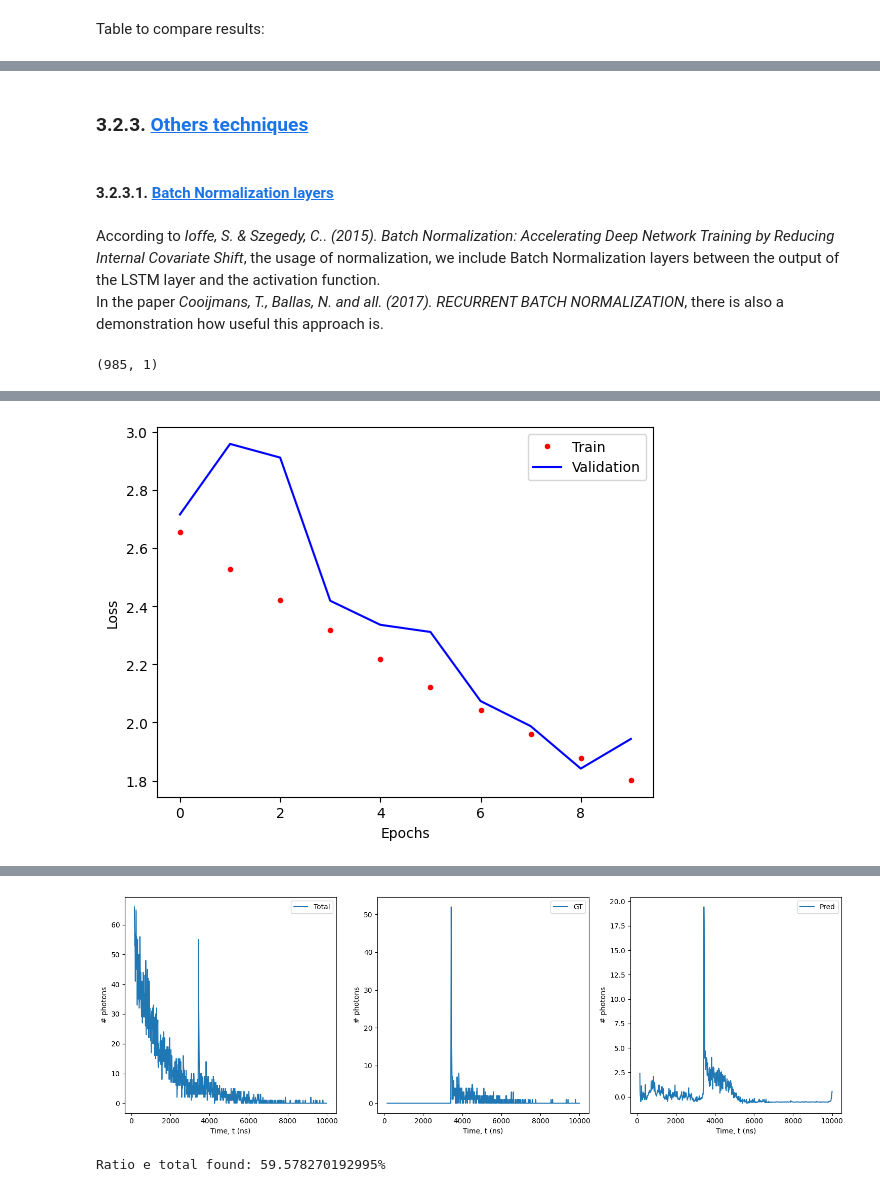
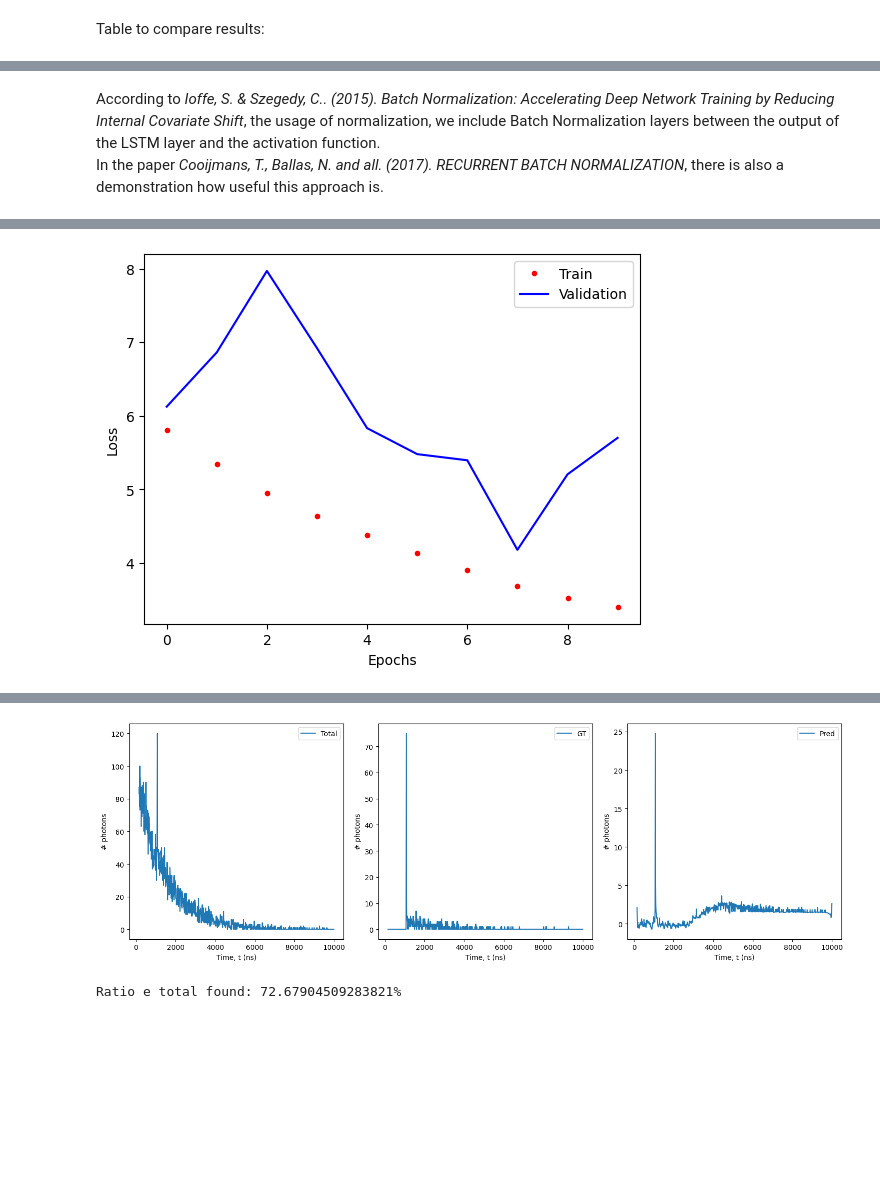
Before and after one commit to JaviGamero/LArTPC_Calibration, a Jupyter notebook: scripts/python/signalDecompose/DL_Algorithms.ipynb, the cells around one changed output, grey strips where cells are left out. Cells and saved outputs as stored; diff of their text form; code cells hidden in the pictures; blank space fills up the shorter version.

```diff
--- a/scripts/python/signalDecompose/DL_Algorithms.ipynb
+++ b/scripts/python/signalDecompose/DL_Algorithms.ipynb
@@ -687,5 +720,5 @@ y_pred = model_test.predict(X_test)
 # %%
-i=5
+i=8
 v = [X_test[i,:,0], y_test[i,:], np.array(y_pred[i,:])]
-plotSignals(t, v, ['Total', 'GT', 'Pred'], sep='True', figsize=(15,5))
+plotSignals(t[t_idx], v, ['Total', 'GT', 'Pred'], sep='True', figsize=(15,5))
 # %% [output]
@@ -721,16 +727,0 @@ Let's test with a cross validation...
-# %%
-k=8
-for i in range(k):
-    print(f'Cross validation: {i+1}/{k}')
-    Xf_train, Xf_test, yf_train, yf_test = train_test_split(Xf, yf,
-                                                            test_size=0.3,
-                                                            random_state=2023+i)
-
-    y_pred = model.predict(Xf_test[:,:,np.newaxis].astype('float64'))
-
-    e_found = 0
-    for GT, pred in zip(yf_test, y_pred):
-        q = quality(t, GT, pred)
-        if q.isElectronExctracted(): e_found+=1
-
-    print('Ratio e total found: {0}%\n'.format(e_found / yf_test.shape[0] * 100))
@@ -976,7 +909,0 @@ yf = np.array(e_signals.loc[e_idxs, t_idx].values)
-# %%
-from keras.saving import load_model
-
-MODELS = os.path.join(PATH, os.path.join('scripts', os.path.join('python', 'models')))
-model = load_model(os.path.join(MODELS, '2layers_Bidir_LSTM_Complex.keras'))
-
-testModel(model, None, Xf[:,:,np.newaxis].astype('float64'), yf)
@@ -987,7 +909,0 @@ Ratio e total found: 82.59531139000711%
-# %%
-from keras.saving import load_model
-
-MODELS = os.path.join(PATH, os.path.join('scripts', os.path.join('python', 'models')))
-model = load_model(os.path.join(MODELS, '3layers_Bidir_LSTM_Complex.keras'))
-
-testModel(model, None, Xf[:,:,np.newaxis].astype('float64'), yf)
@@ -1000,35 +910,9 @@ These are amazing results.
-# %% [markdown]
-### 3.2.3. <a id='toc3_2_3_'></a>[Others techniques](#toc0_)
-# %% [markdown]
-#### 3.2.3.1. <a id='toc3_2_3_1_'></a>[Batch Normalization layers](#toc0_)
 # %% [markdown]
 According to *Ioffe, S. & Szegedy, C.. (2015). Batch Normalization: Accelerating Deep Network Training by Reducing Internal Covariate Shift*,
 the usage of normalization, we include Batch Normalization layers between the
 output of the LSTM layer and the activation function.
 In the paper *Cooijmans, T., Ballas, N. and all. (2017). RECURRENT BATCH NORMALIZATION*,
 there is also a demonstration how useful this approach is.
-# %%
-from sklearn.model_selection import train_test_split
-X = np.array(signals.iloc[:, t_idx].values)
-y = np.array(e_signals.iloc[:, t_idx].values)
-
-X_train, X_test, y_train, y_test = train_test_split(X, y,
-                                                    test_size=0.3,
-                                                    random_state=2023)
-
-X_train = X_train[:, :, np.newaxis].astype('float64')
-y_train = y_train.astype('float64')
-
-X_test = X_test[:,:, np.newaxis].astype('float64')
-y_test = y_test.astype('float64')
-
-timesteps = int(X_train.shape[1])
-features = int(X_train.shape[2])
-input_shape = (timesteps,features)
-
-print(input_shape)
-# %% [output]
-(985, 1)
 # %%
 from keras import Sequential
 from keras.layers import LSTM, Dense, Bidirectional, BatchNormalization, Activation
@@ -1079,6 +965,6 @@ model.compile(optimizer='RMSprop', loss='mean_squared_error')
 history = model.fit(X_train, y_train, batch_size=32, epochs=10,
                     validation_split=0.3, callbacks=callback)
 
-testModel(model, history, X_test, y_test)
+testModel(model, history, t[t_idx], X_test, y_test, i=7)
 # %% [output]
 Epoch 1/10
@@ -1104 +990 @@ Epoch 10/10
-[figure, old version]
+[figure, new version]
@@ -1106,5 +992,5 @@ Epoch 10/10
-[figure, old version]
+[figure, new version]
-Ratio e total found: 59.578270192995%
+Ratio e total found: 72.67904509283821%
 # %%
 callback = EarlyStopping(monitor='loss', patience=2, restore_best_weights=True,
                          mode='auto')
```
Also changed, not shown: parts of 100 cells of this notebook, 5 other files.
